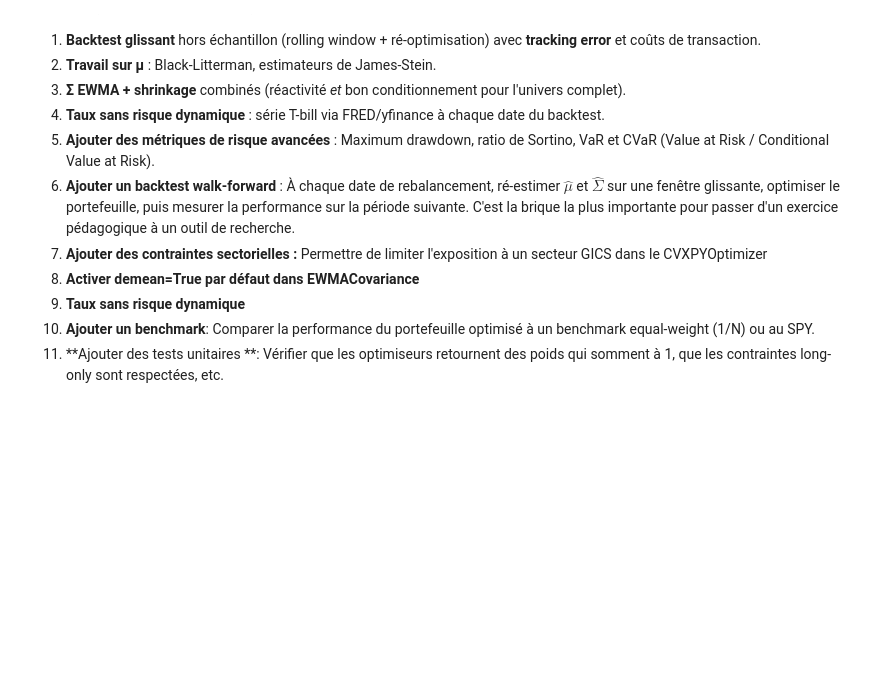
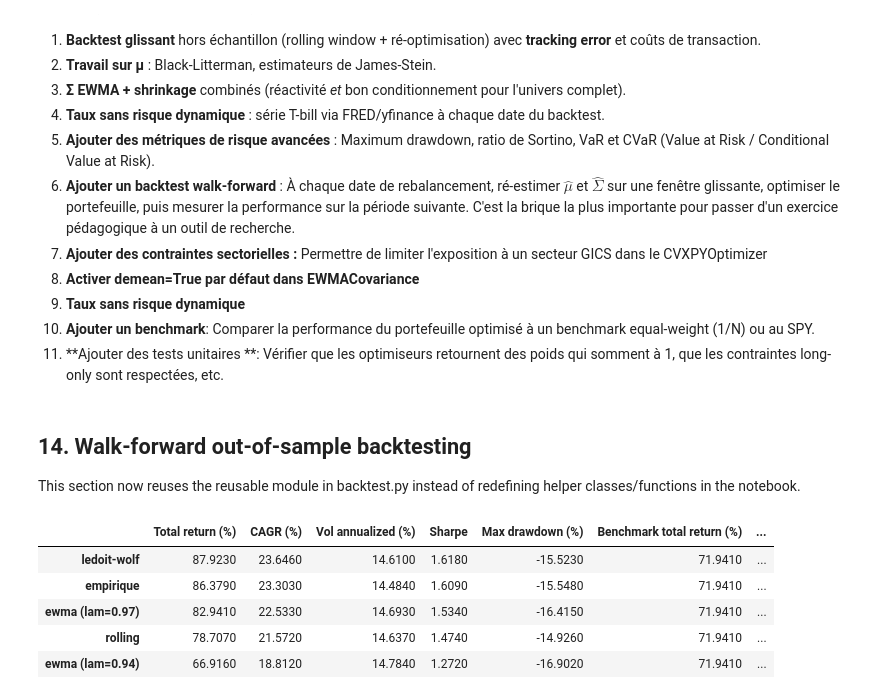
Before and after one commit to focapitain/ML4PM, a Jupyter notebook: markowitz_sp500_V2.ipynb, the cells around one changed output. Drawn from its saved outputs; the diff is of its cells as text; code cells hidden in the pictures; blank space fills up the shorter version.

```diff
--- a/markowitz_sp500_V2.ipynb
+++ b/markowitz_sp500_V2.ipynb
@@ -1003,3 +1003,7 @@ toucher au reste — c'est ce qui rend le notebook benchmarkable.
 9. **Taux sans risque dynamique**
 10. **Ajouter un benchmark**: Comparer la performance du portefeuille optimisé à un benchmark equal-weight (1/N) ou au SPY.
 11. **Ajouter des tests unitaires **: Vérifier que les optimiseurs retournent des poids qui somment à 1, que les contraintes long-only sont respectées, etc.
+# %% [markdown]
+## 14. Walk-forward out-of-sample backtesting
+
+This section now reuses the reusable module in backtest.py instead of redefining helper classes/functions in the notebook.
@@ -1005,0 +1020,50 @@ toucher au reste — c'est ce qui rend le notebook benchmarkable.
+# %%
+backtest_cfg = WalkForwardBacktestConfig(
+    estimation_window=252,
+    holding_period=21,
+    transaction_cost_bps=10,
+    long_only=base_config.long_only,
+    frequency=base_config.frequency,
+ )
+
+def make_optimize_fn(cfg):
+    def optimize_weights_fn(train_returns: pd.DataFrame):
+        mu_period = cfg.mean_estimator.estimate(train_returns)
+        sigma_period = cfg.cov_estimator.estimate(train_returns)
+        mu, sigma = annualize(mu_period, sigma_period.values, cfg.frequency)
+        weights = cfg.optimizer.solve(
+            mu,
+            sigma,
+            objective=cfg.objective,
+            rf=cfg.risk_free_annual,
+            long_only=cfg.long_only,
+            w_max=cfg.w_max,
+            risk_aversion=cfg.risk_aversion,
+        )
+        return np.asarray(weights).flatten()
+    return optimize_weights_fn
+
+estimator_backtests = {}
+for est in estimators:
+    cfg = replace(base_config, cov_estimator=est)
+    label = est.name + (f" (lam={est.lam})" if isinstance(est, EWMACovariance) else "")
+    estimator_backtests[label] = walk_forward_backtest(
+        prices=prices,
+        optimize_weights_fn=make_optimize_fn(cfg),
+        backtest_config=backtest_cfg,
+        compute_returns_fn=lambda px, mode=cfg.return_mode: compute_returns(px, mode),
+        label=label,
+    )
+
+estimator_backtest_summary = pd.DataFrame(
+    {name: result.metrics for name, result in estimator_backtests.items()}
+).T.sort_values("Sharpe", ascending=False)
+
+estimator_backtest_summary.round(3)
+# %% [output]
+|  | Total return (%) | CAGR (%) | Vol annualized (%) | Sharpe | Max drawdown (%) | Benchmark total return (%) | ... |
+| ledoit-wolf | 87.9230 | 23.6460 | 14.6100 | 1.6180 | -15.5230 | 71.9410 | ... |
+| empirique | 86.3790 | 23.3030 | 14.4840 | 1.6090 | -15.5480 | 71.9410 | ... |
+| ewma (lam=0.97) | 82.9410 | 22.5330 | 14.6930 | 1.5340 | -16.4150 | 71.9410 | ... |
+| rolling | 78.7070 | 21.5720 | 14.6370 | 1.4740 | -14.9260 | 71.9410 | ... |
+| ewma (lam=0.94) | 66.9160 | 18.8120 | 14.7840 | 1.2720 | -16.9020 | 71.9410 | ... |
```
Also changed, not shown: parts of 11 cells of this notebook, 2 other files.
